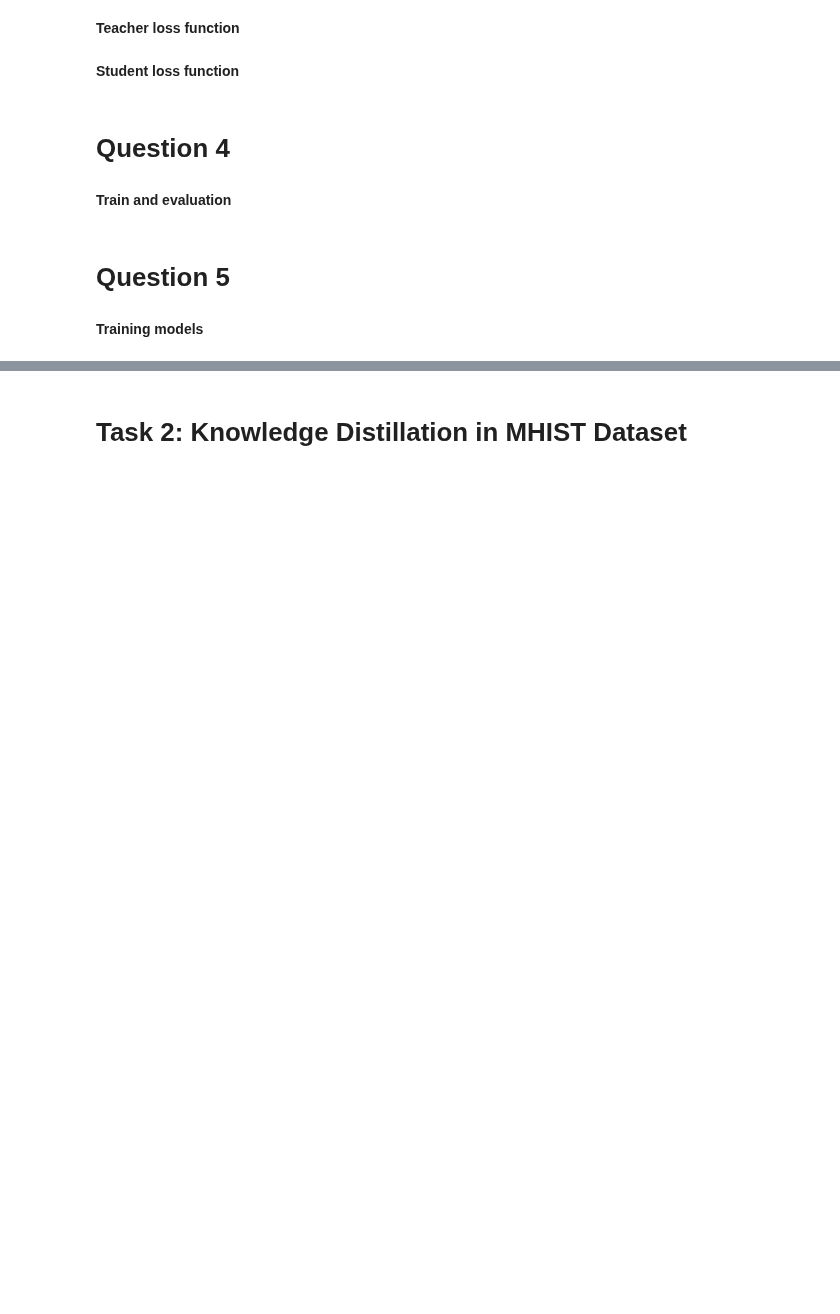
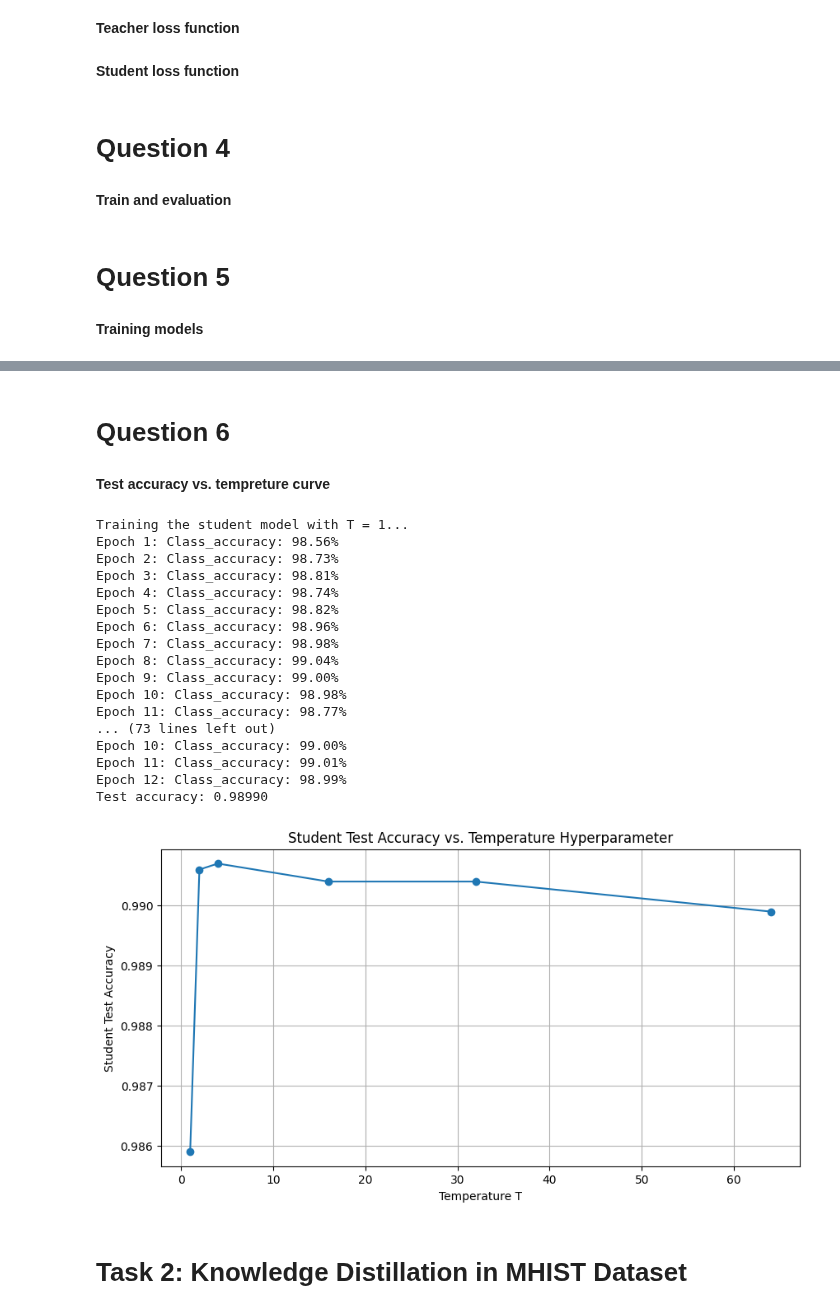
Before and after one commit to sunhuanhuan920/ECE1512_2023F_ProjectRepo_Zhenhuan_Sun, a Jupyter notebook: Project A/Project_A.ipynb, the cells around one changed output, grey strips where cells are left out. Cells and saved outputs as stored; diff of their text form; code cells hidden in the pictures; blank space fills up the shorter version.

```diff
--- a/Project A/Project_A.ipynb
+++ b/Project A/Project_A.ipynb
@@ -176,8 +174,8 @@ def compute_teacher_loss(images, labels):
 **Student loss function**
 # %%
 # Hyperparameters for distillation (need to be tuned).
-ALPHA = 0.5 # task balance between cross-entropy and distillation loss
-DISTILLATION_TEMPERATURE = 4. #temperature hyperparameter
+ALPHA = 0.8 # task balance between cross-entropy and distillation loss
+DISTILLATION_TEMPERATURE = 3. #temperature hyperparameter
 
 def distillation_loss(teacher_logits: tf.Tensor, student_logits: tf.Tensor,
                       temperature: Union[float, tf.Tensor]):
@@ -230,10 +228,11 @@ def compute_student_loss(images, labels):
 
     # your code start from here for step 3
 
-    cross_entropy = tf.keras.losses.CategoricalCrossentropy(from_logits=True)
-    cross_entropy_loss_value = cross_entropy(labels, student_subclass_logits)
+    cross_entropy_loss_value = tf.reduce_mean(
+        tf.nn.softmax_cross_entropy_with_logits(labels, student_subclass_logits)
+    )
 
-    combined_loss = ALPHA * (DISTILLATION_TEMPERATURE ** 2) * distillation_loss_value + (1 - ALPHA) * cross_entropy_loss_value
+    combined_loss = ALPHA * distillation_loss_value + (1 - ALPHA) * cross_entropy_loss_value
 
     return combined_loss
 # %% [markdown]
@@ -335,2 +333,56 @@ Epoch 12: Class_accuracy: 98.74%
+# %% [markdown]
+# Question 6
+# %% [markdown]
+**Test accuracy vs. tempreture curve**
+# %%
+ALPHA = 0.5
+temperatures = [1, 2, 4, 16, 32, 64]
+accuracies = []
+
+for T in temperatures:
+    # Set global DISTILLATION_TEMPERATURE
+    DISTILLATION_TEMPERATURE = T
+
+    # Train and evaluate student model
+    print(f"\nTraining the student model with T = {T}...")
+    train_and_evaluate(fc_model, compute_student_loss)
+
+    # Evaluate the student model
+    num_correct = 0
+    num_total = builder.info.splits['test'].num_examples
+    for images, labels in mnist_test:
+        num_correct_batch, _, _ = compute_num_correct(fc_model, images, labels)
+        num_correct += num_correct_batch
+    accuracy = num_correct / num_total
+    accuracies.append(accuracy)
+    print(f"Test accuracy: {accuracy:.5f}")
+
+# Plotting the curve
+plt.figure(figsize=(10, 5))
+plt.plot(temperatures, accuracies, marker='o')
+plt.xlabel('Temperature T')
+plt.ylabel('Student Test Accuracy')
+plt.title('Student Test Accuracy vs. Temperature Hyperparameter')
+plt.grid(True)
+plt.show()
+# %% [output]
+Training the student model with T = 1...
+Epoch 1: Class_accuracy: 98.56%
+Epoch 2: Class_accuracy: 98.73%
+Epoch 3: Class_accuracy: 98.81%
+Epoch 4: Class_accuracy: 98.74%
+Epoch 5: Class_accuracy: 98.82%
+Epoch 6: Class_accuracy: 98.96%
+Epoch 7: Class_accuracy: 98.98%
+Epoch 8: Class_accuracy: 99.04%
+Epoch 9: Class_accuracy: 99.00%
+Epoch 10: Class_accuracy: 98.98%
+Epoch 11: Class_accuracy: 98.77%
+... (73 lines left out)
+Epoch 10: Class_accuracy: 99.00%
+Epoch 11: Class_accuracy: 99.01%
+Epoch 12: Class_accuracy: 98.99%
+Test accuracy: 0.98990
+[figure, added]
 # %% [markdown]
 # **Task 2: Knowledge Distillation in MHIST Dataset**
```
Also changed, not shown: parts of 6 cells of this notebook.
